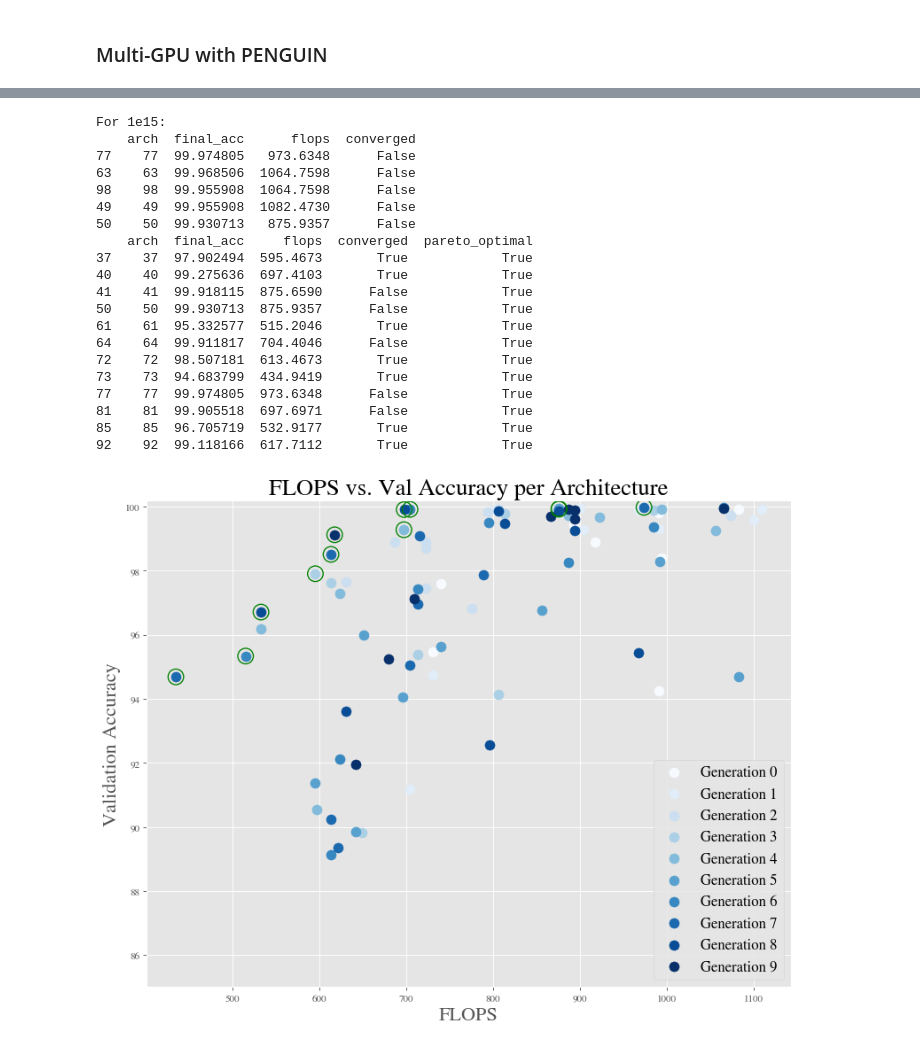
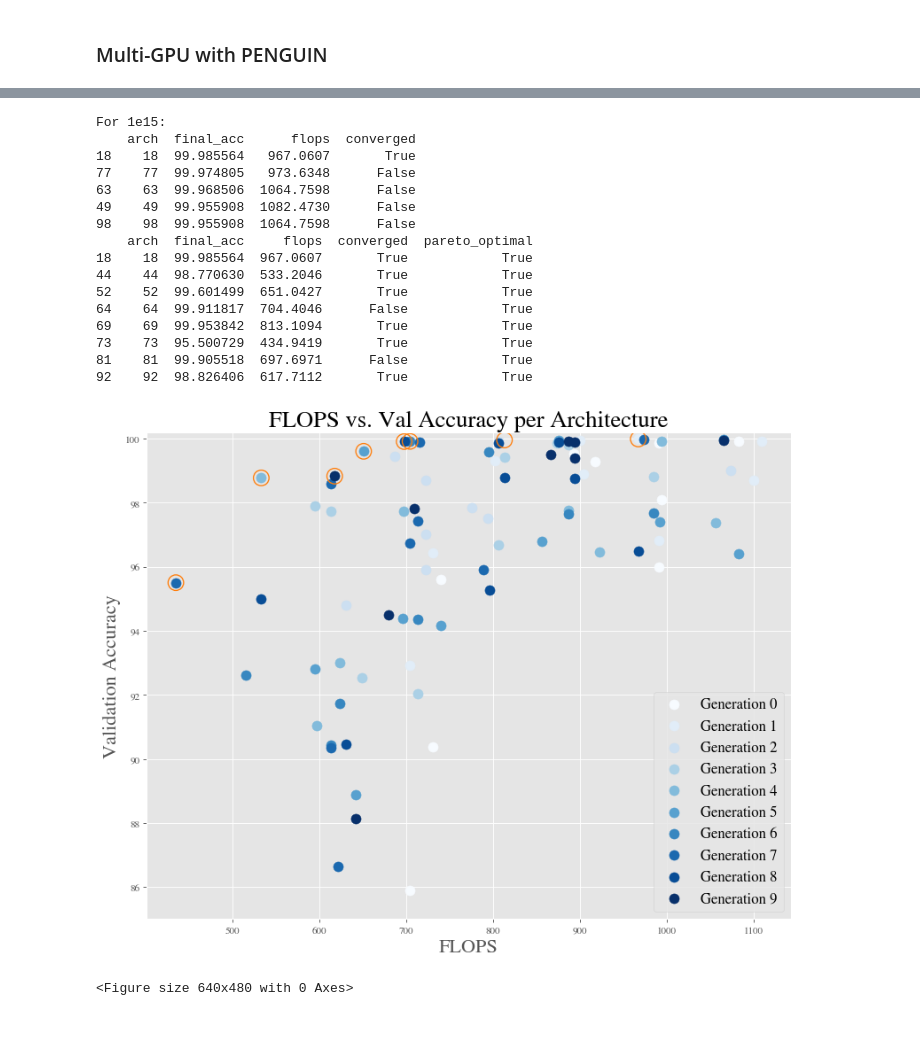
Before and after one commit to TauferLab/Reproducibility_A4NN_ICPP23, a Jupyter notebook: paper_analysis.ipynb, the cells around one changed output, grey strips where cells are left out. Cells and saved outputs as stored; diff of their text form; code cells hidden in the pictures.

```diff
--- a/paper_analysis.ipynb
+++ b/paper_analysis.ipynb
@@ -252,6 +252,7 @@ def one_line_per_arch_penguin(arch_df):
     sorted_by_epoch = arch_df.sort_values('epoch', ascending=False)
     if sorted_by_epoch['converged'].iloc[0] == True:
         to_return = sorted_by_epoch['predictions'].iloc[0]
+        # print(to_return)
     else:
         to_return = sorted_by_epoch['val_accs'].iloc[0]
     return pd.Series({'final_acc':to_return, 'flops':arch_df['flops'].iloc[0], 'converged':sorted_by_epoch['converged'].iloc[0]})
@@ -311,7 +312,7 @@ def make_graphic(one_line, pareto_optimals):
 
     accs = pareto_optimals['final_acc'].to_numpy()
     flops = pareto_optimals['flops'].to_numpy()
-    plt.scatter(flops, accs, s=250, marker='o', color='g', facecolor='None', linewidths=1.2)
+    plt.scatter(flops, accs, s=250, marker='o', color='tab:orange', facecolor='None', linewidths=1.2)
 
     plt.legend(loc='lower right', fontsize=15)
 
@@ -577,43 +584,40 @@ For 1e14:
 # %%
 # 1e15
 print("For 1e15:")
 
 by_arch = gpu4_1e15_stopping.groupby('arch')
-one_line = by_arch.apply(one_line_per_arch).sort_values('arch', ascending=True).reset_index()
+one_line = by_arch.apply(one_line_per_arch_penguin).sort_values('arch', ascending=True).reset_index()
 sorted_by_fitness = one_line.sort_values('final_acc', ascending=False).head()
 print(sorted_by_fitness.head())
 
 costs = one_line[['final_acc', 'flops']].to_numpy()
 pareto_optimals = is_pareto_efficient_simple(costs)
 one_line['pareto_optimal'] = pareto_optimals
 pareto_optimal_arches = one_line.loc[one_line['pareto_optimal'] == True]
 print(pareto_optimal_arches)
 
 plt = make_graphic(one_line, pareto_optimal_arches)
 plt.show()
 plt.savefig('figures/pareto_4gpu_1e15_penguin.png')
 # %% [output]
 For 1e15:
     arch  final_acc      flops  converged
+18    18  99.985564   967.0607       True
 77    77  99.974805   973.6348      False
 63    63  99.968506  1064.7598      False
+49    49  99.955908  1082.4730      False
 98    98  99.955908  1064.7598      False
-49    49  99.955908  1082.4730      False
-50    50  99.930713   875.9357      False
     arch  final_acc     flops  converged  pareto_optimal
-37    37  97.902494  595.4673       True            True
-40    40  99.275636  697.4103       True            True
-41    41  99.918115  875.6590      False            True
-50    50  99.930713  875.9357      False            True
-61    61  95.332577  515.2046       True            True
+18    18  99.985564  967.0607       True            True
+44    44  98.770630  533.2046       True            True
+52    52  99.601499  651.0427       True            True
 64    64  99.911817  704.4046      False            True
-72    72  98.507181  613.4673       True            True
-73    73  94.683799  434.9419       True            True
-77    77  99.974805  973.6348      False            True
+69    69  99.953842  813.1094       True            True
+73    73  95.500729  434.9419       True            True
 81    81  99.905518  697.6971      False            True
-85    85  96.705719  532.9177       True            True
-92    92  99.118166  617.7112       True            True
+92    92  98.826406  617.7112       True            True
-[figure, old version]
+[figure, new version]
+<Figure size 640x480 with 0 Axes>
 # %%
 # 1e16
 print("For 1e16:")
```
Also changed, not shown: parts of 8 cells of this notebook, 1 other file.
